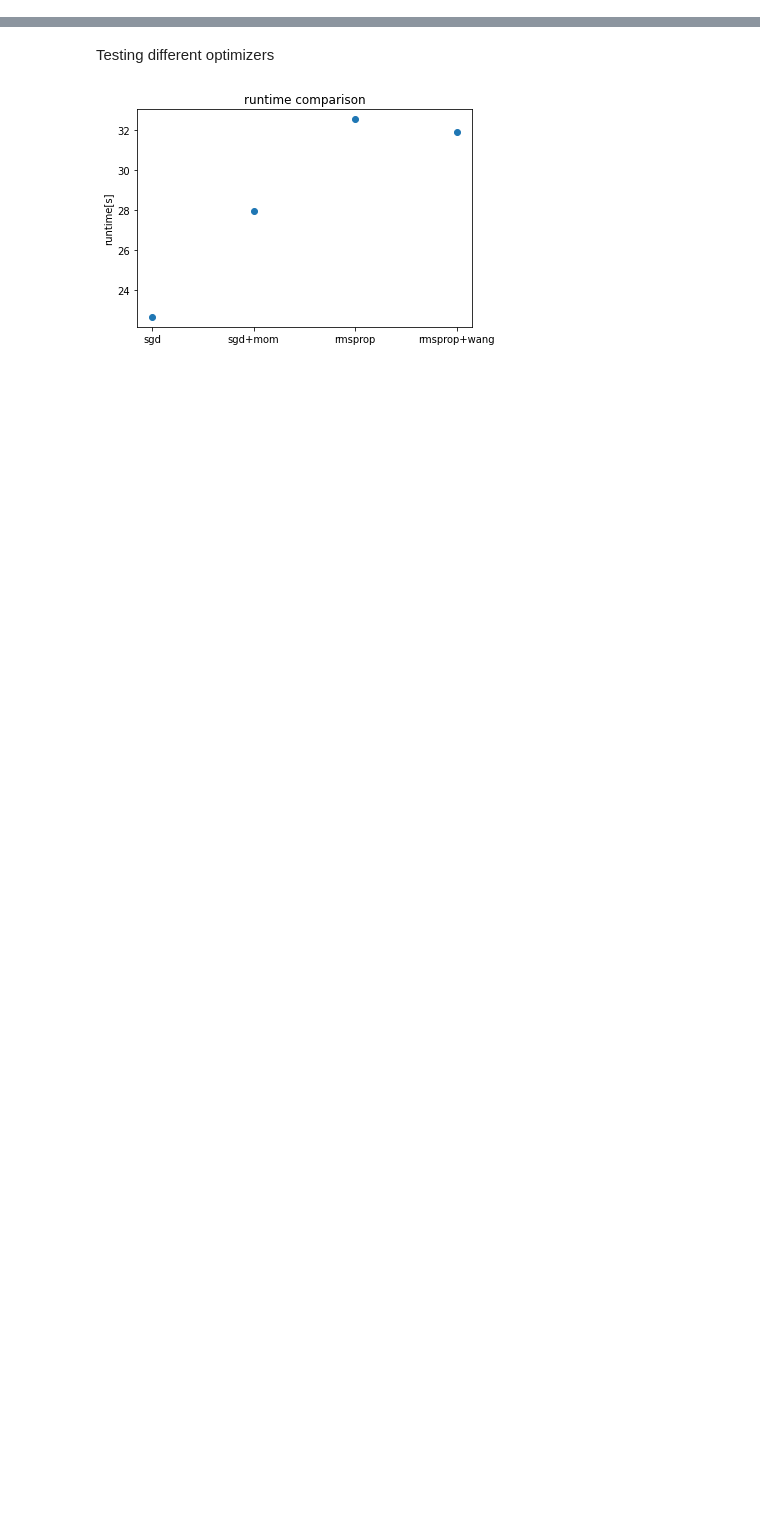
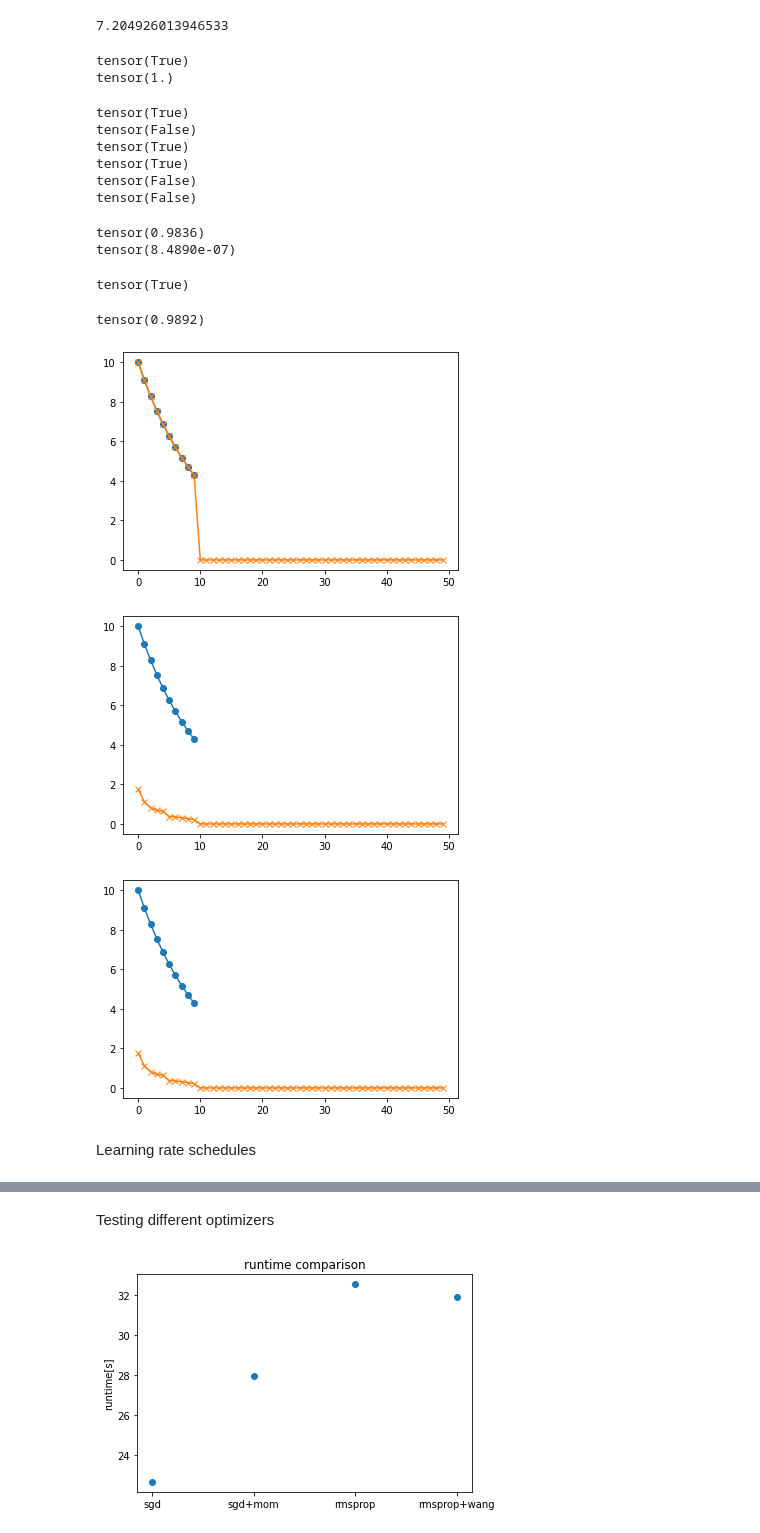
Before and after one commit to jthuemmel/linear_svgd, a Jupyter notebook: testing.ipynb, the cells around one changed output, grey strips where cells are left out. Cells and saved outputs as stored; diff of their text form; code cells hidden in the pictures; blank space fills up the shorter version.

```diff
--- a/testing.ipynb
+++ b/testing.ipynb
@@ -8,0 +156,5 @@ import my_funcs as my
+# %%
+N = 11
+D = 50
+eta = 0.01
+num_iter = 10000
@@ -8,0 +195,70 @@ import my_funcs as my
+# %%
+tic = time.time()
+y = x0.T.clone().detach()
+for j in range(num_iter):
+    y.requires_grad = True
+
+    log_p = -p.log_prob(y.T).T
+    log_p.sum().backward()
+    s = y.grad.clone().detach()
+    y.grad.data.zero_()
+
+    s_ = s.mean(dim = 1)
+    y_m = y - y.mean(dim = 1).view(D,1)
+    B = (1/N) * torch.mm(s,y_m.T) - torch.eye(D)
+    y_new = y - eta*s_.view(D,1) - eta*torch.mm(B,y_m)
+    y = y_new.clone().detach()
+toc = time.time()
+print(toc-tic)
+# %% [output]
+7.204926013946533
+# %%
+print(B.isclose(A).all())
+print(A.isclose(B,atol = 1e-7).count_nonzero()/B.numel())
+# %% [output]
+tensor(True)
+tensor(1.)
+# %%
+print(log_p.T.isclose(log_px).all())
+print(s.isclose(g).all())
+print(s_.isclose(g_).all())
+print(y_m.isclose(x_m).all())
+print(B.isclose(A).all())
+print(y.T.isclose(x).all())
+# %% [output]
+tensor(True)
+tensor(False)
+tensor(True)
+tensor(True)
+tensor(False)
+tensor(False)
+# %%
+print(s.isclose(g).count_nonzero()/g.numel())
+print((s - g).abs().mean())
+# %% [output]
+tensor(0.9836)
+tensor(8.4890e-07)
+# %%
+A.diag().isclose(B.diag()).all()
+# %% [output]
+tensor(True)
+# %%
+print(A.isclose(B,atol = 1e-7).count_nonzero()/B.numel())
+# %% [output]
+tensor(0.9892)
+# %%
+plt.plot(ev_p[:N-1],'o-')
+plt.plot(ev_x_T,'x-')
+plt.show()
+plt.plot(ev_p[:N-1],'o-')
+plt.plot(ev_x_old,'x-')
+plt.show()
+plt.plot(ev_p[:N-1],'o-')
+plt.plot(ev_x,'x-')
+plt.show()
+# %% [output]
+[figure, added]
+[figure, added]
+[figure, added]
+# %% [markdown]
+Learning rate schedules
```
Also changed, not shown: parts of 24 cells of this notebook, 1 other file.
